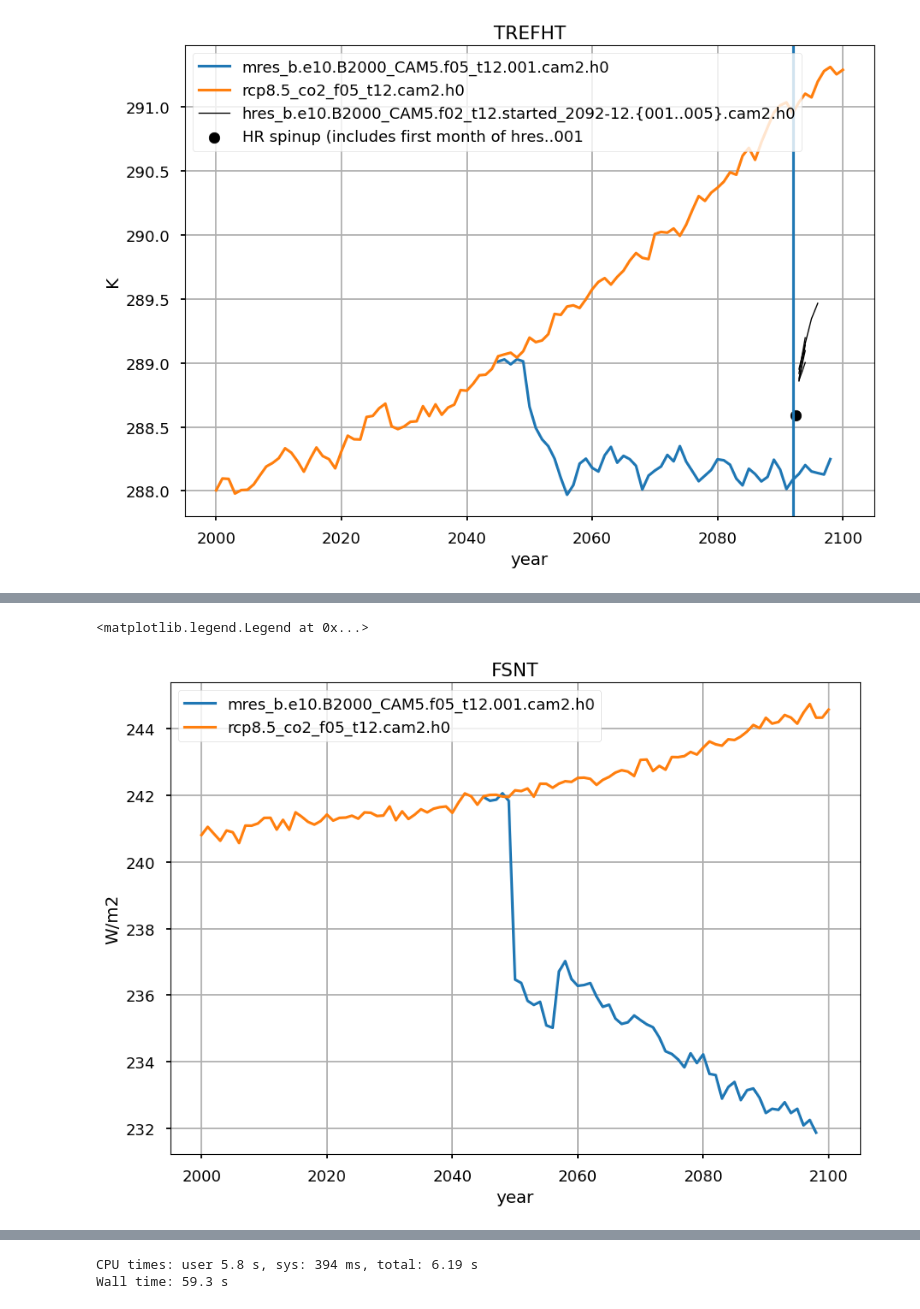
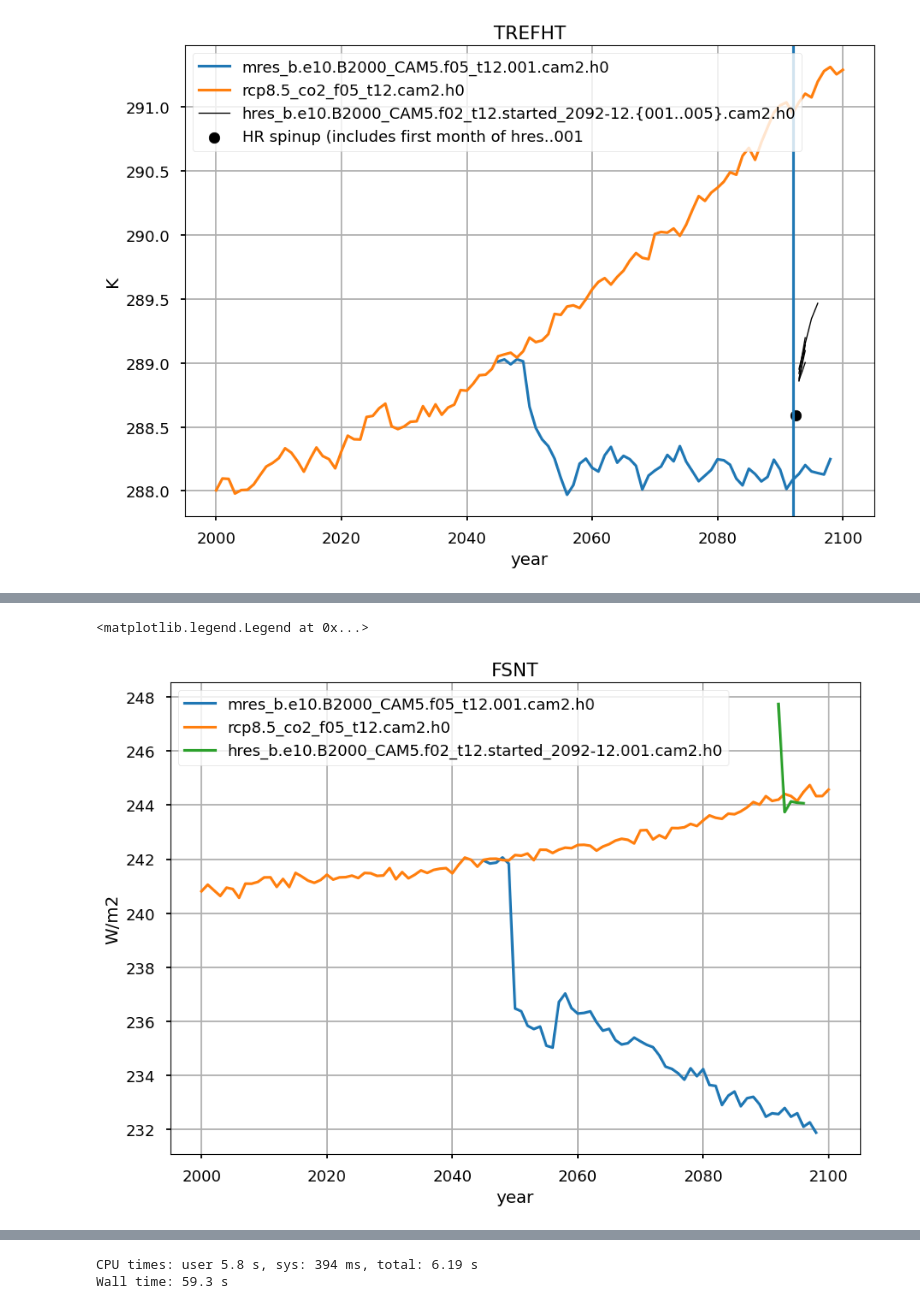
Before and after one commit to JdeJong96/sai-git, a Jupyter notebook: sai/jupyter/hres_check_14aug.ipynb, the cells around one changed output, grey strips where cells are left out. Drawn from its saved outputs; the diff is of its cells as text; code cells hidden in the pictures.

```diff
--- a/sai/jupyter/hres_check_14aug.ipynb
+++ b/sai/jupyter/hres_check_14aug.ipynb
@@ -293,5 +238,7 @@ Y = {
            groupby('time.year').mean(keep_attrs=True).compute()),
     'cnt':(wmean(cam['cnt'][VAR], cam['cnt'].gw, ('lat','lon'), keep_attrs=True).
            groupby('time.year').mean(keep_attrs=True).compute()),
+    'hr1':(wmean(cam['hr1'][VAR], cam['hr1'].gw, ('lat','lon'), keep_attrs=True).
+           groupby('time.year').mean(keep_attrs=True).compute()),
 }
 # %% [output]
@@ -300,10 +247,11 @@ Wall time: 59.9 s
 # %%
 # Plot time series
 plt.plot(Y['geo'].year, Y['geo'], label='.'.join(os.path.basename(camg).split('.')[:-2]))
 plt.plot(Y['cnt'].year, Y['cnt'], label='.'.join(os.path.basename(camc).split('.')[:-2]))
+plt.plot(Y['hr1'].year, Y['hr1'], label='.'.join(os.path.basename(camhrg(1)).split('.')[:-2]))
 plt.grid()
 plt.title(VAR); plt.ylabel(Y['geo'].units); plt.xlabel('year')
 plt.legend()
 # %% [output]
 <matplotlib.legend.Legend at 0x...>
-[figure, old version]
+[figure, new version]
```
Also changed, not shown: parts of 14 cells of this notebook.
